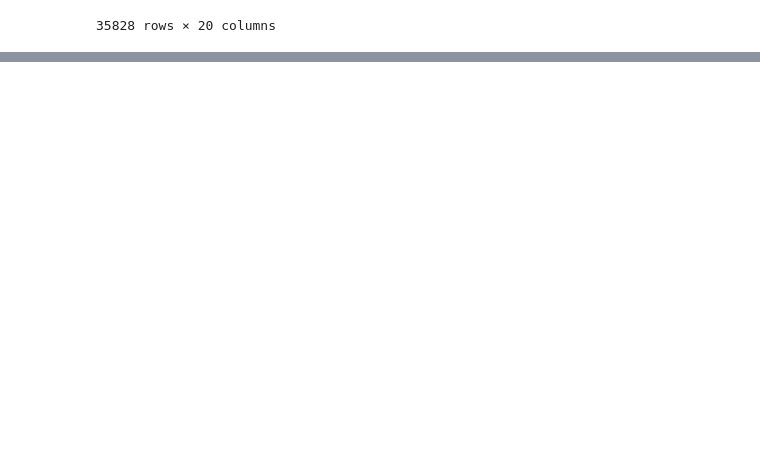
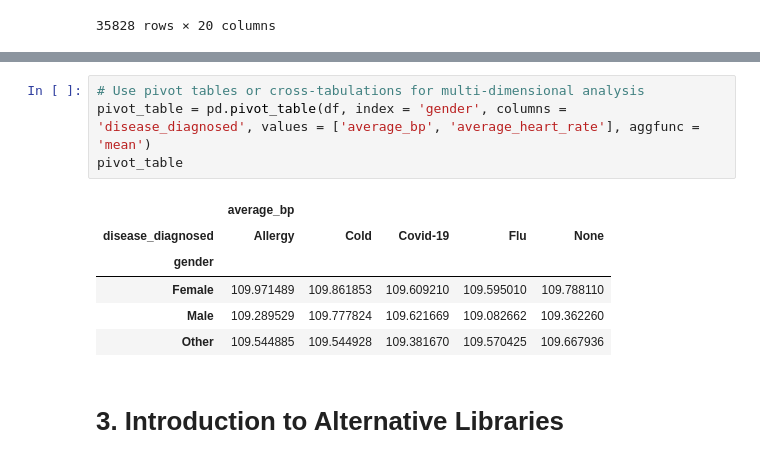
Before and after one commit to stephe-hu/datasci_2_manipulation, a Jupyter notebook: hha507assignment2.ipynb, the cells around one changed output, grey strips where cells are left out. Drawn from its saved outputs; the diff is of its cells as text; blank space fills up the shorter version.

```diff
--- a/hha507assignment2.ipynb
+++ b/hha507assignment2.ipynb
@@ -83,0 +173,13 @@ df
+# %%
+# Use pivot tables or cross-tabulations for multi-dimensional analysis
+pivot_table = pd.pivot_table(df, index = 'gender', columns = 'disease_diagnosed', values = ['average_bp', 'average_heart_rate'], aggfunc = 'mean')
+pivot_table
+# %% [output]
+|  | average_bp |  |  |  |  |
+| disease_diagnosed | Allergy | Cold | Covid-19 | Flu | None |
+| gender |  |  |  |  |  |
+| Female | 109.971489 | 109.861853 | 109.609210 | 109.595010 | 109.788110 |
+| Male | 109.289529 | 109.777824 | 109.621669 | 109.082662 | 109.362260 |
+| Other | 109.544885 | 109.544928 | 109.381670 | 109.570425 | 109.667936 |
+# %% [markdown]
+# 3. Introduction to Alternative Libraries
```
Also changed, not shown: parts of 19 cells of this notebook.
